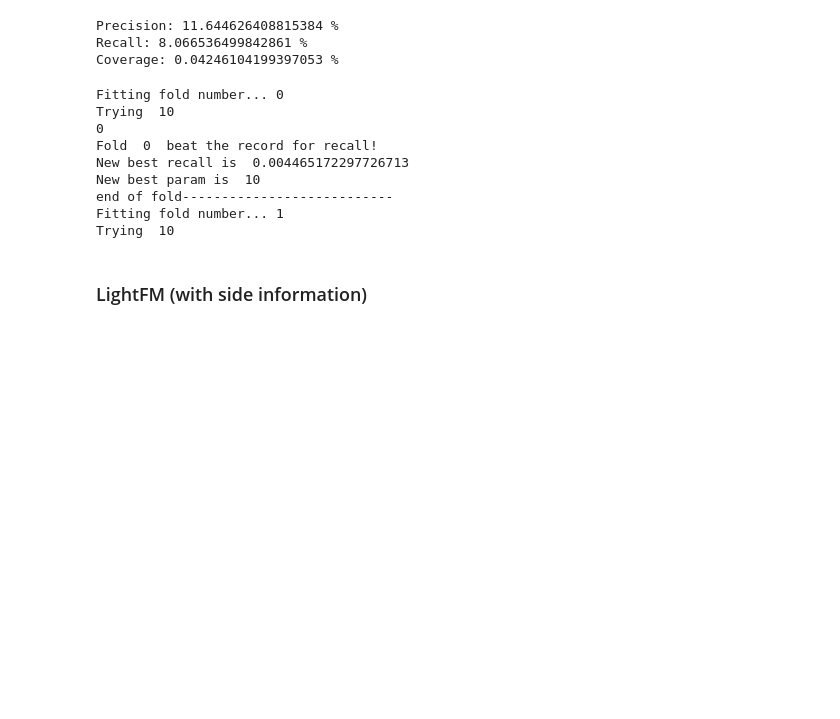
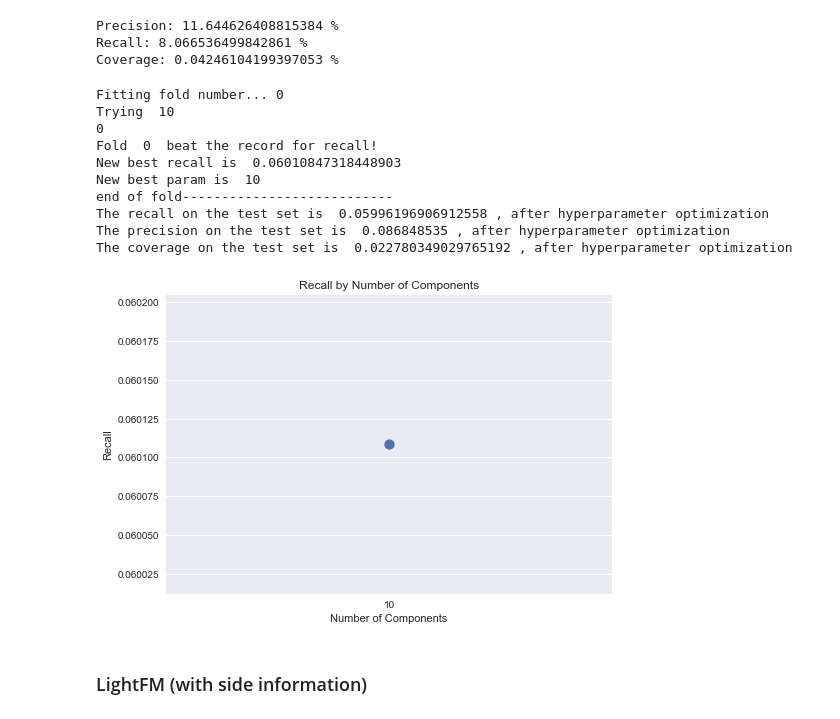
Before and after one commit to timjaya/lastfm, a Jupyter notebook: code/Main.ipynb, the cells around one changed output. Drawn from its saved outputs; the diff is of its cells as text; code cells hidden in the pictures; blank space fills up the shorter version.

```diff
--- a/code/Main.ipynb
+++ b/code/Main.ipynb
@@ -253,7 +253,7 @@ Coverage: 0.04246104199397053 %
 testmodel=LightFM
 tries=[10]
 start = time.time()
-ndcg_list,heatmap_list=auto_tune_parameter(4,20,testmodel,plays_sparse,tries)
+ndcg_list,heatmap_list=auto_tune_parameter(1,20,testmodel,plays_sparse,tries)
 stop = time.time()
 total = stop-start
 # %% [output]
@@ -261,11 +261,25 @@ Fitting fold number... 0
 Trying  10
 0
 Fold  0  beat the record for recall!
-New best recall is  0.004465172297726713
+New best recall is  0.06010847318448903
 New best param is  10
 end of fold---------------------------
-Fitting fold number... 1
-Trying  10
+The recall on the test set is  0.05996196906912558 , after hyperparameter optimization
+The precision on the test set is  0.086848535 , after hyperparameter optimization
+The coverage on the test set is  0.022780349029765192 , after hyperparameter optimization
+# %%
+#Plot Recall by Number of Components
+recall_values=heatmap_list[0]
+# Plot NDCG by Activity Level
+recall_heatmap_components = pd.DataFrame({'N':tries, 'Recall': recall_values})
+sns.pointplot(x='N',y='Recall',data=recall_heatmap_components)
+plt.title('Recall by Number of Components')
+plt.xlabel('Number of Components')
+plt.ylabel('Recall')
+
+plt.show()
+# %% [output]
+[figure, added]
 # %% [markdown]
 ### LightFM (with side information)
 # %%
```
Also changed, not shown: parts of 2 cells of this notebook, 1 other file.
